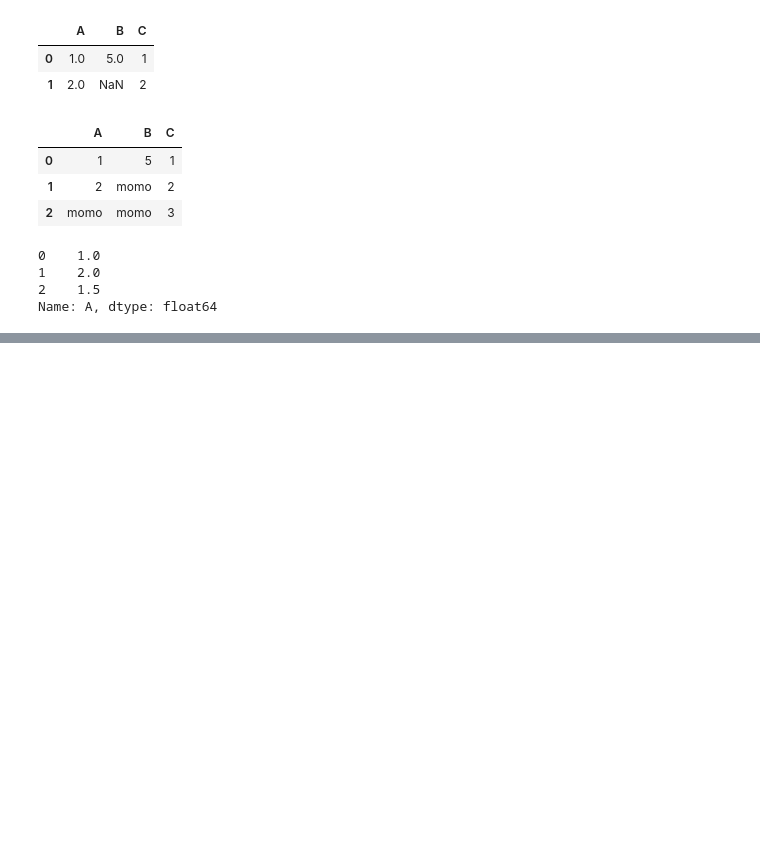
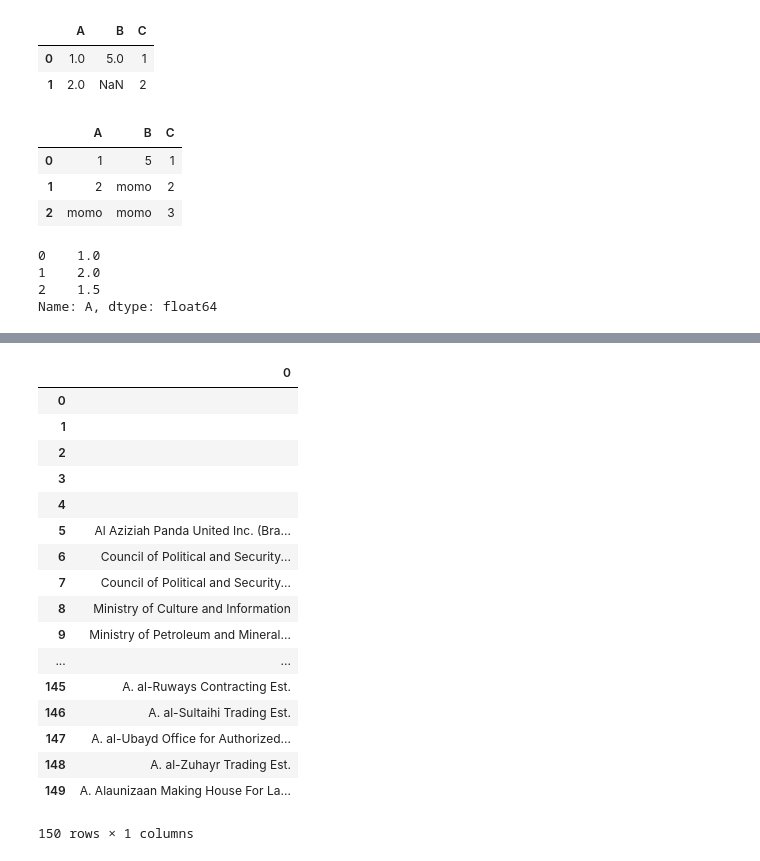
Before and after one commit to sellamiam/Python, a Jupyter notebook: lesson 2 - Machine learning .ipynb, the cells around one changed output, grey strips where cells are left out. Cells and saved outputs as stored; diff of their text form; code cells hidden in the pictures; blank space fills up the shorter version.

```diff
--- a/lesson 2 - Machine learning .ipynb
+++ b/lesson 2 - Machine learning .ipynb
@@ -1102,0 +1572,40 @@ Name: A, dtype: float64
+# %%
+import requests
+import bs4
+import string
+import pandas as pd
+def datarabia():
+    output = []
+    pager=1
+    while pager<=10:
+        page = requests.get("https://www.datarabia.com/biz/searchOrgs.do?id=0&sectorid=0&more=1&submit=Search&orgname=&listid=&type=0&d-49489-p="+str(pager))
+        soup = bs4.BeautifulSoup(page.text, "lxml")
+        match = soup.find(class_="table").findAll("a")
+        size = len(match)
+        i=0
+        while i <size:
+            output.append(match[i].getText())
+            i+=1
+        pager+=1
+    return output
+# %%
+df = pd.DataFrame (datarabia())
+# %% [output]
+|  | 0 |
+| 0 |  |
+| 1 |  |
+| 2 |  |
+| 3 |  |
+| 4 |  |
+| 5 | Al Aziziah Panda United Inc. (Bra... |
+| 6 | Council of Political and Security... |
+| 7 | Council of Political and Security... |
+| 8 | Ministry of Culture and Information |
+| 9 | Ministry of Petroleum and Mineral... |
+| ... | ... |
+| 145 | A. al-Ruways Contracting Est. |
+| 146 | A. al-Sultaihi Trading Est. |
+| 147 | A. al-Ubayd Office for Authorized... |
+| 148 | A. al-Zuhayr Trading Est. |
+| 149 | A. Alaunizaan Making House For La... |
+150 rows × 1 columns
```
Also changed, not shown: parts of 77 cells of this notebook, 1 other file.
